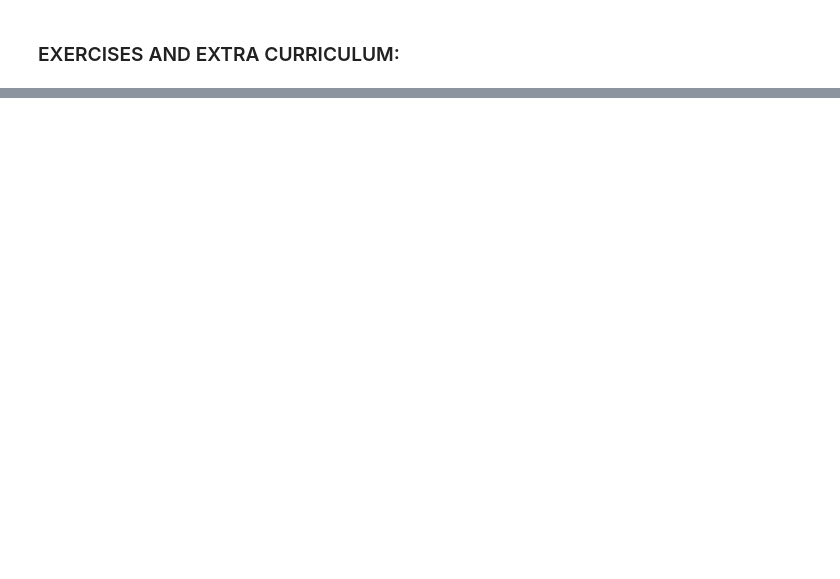
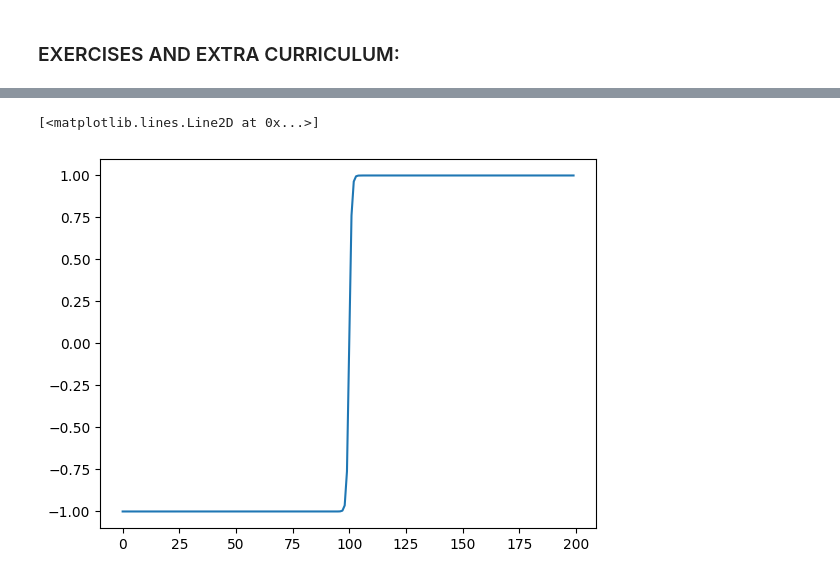
Before and after one commit to samuelj1323/ML_Learning, a Jupyter notebook: Multi_class_data.ipynb, the cells around one changed output, grey strips where cells are left out. Cells and saved outputs as stored; diff of their text form; code cells hidden in the pictures; blank space fills up the shorter version.

```diff
--- a/Multi_class_data.ipynb
+++ b/Multi_class_data.ipynb
@@ -245,0 +482,3 @@ tensor(0.2350)
+# %%
+straight_line = torch.arange(-100,100,1)
+straight_line
@@ -245,0 +503,6 @@ tensor(0.2350)
+# %%
+tensor_a = torch.tanh(straight_line)
+plt.plot(tensor_a)
+# %% [output]
+[<matplotlib.lines.Line2D at 0x...>]
+[figure, added]
```
Also changed, not shown: parts of 27 cells of this notebook.
